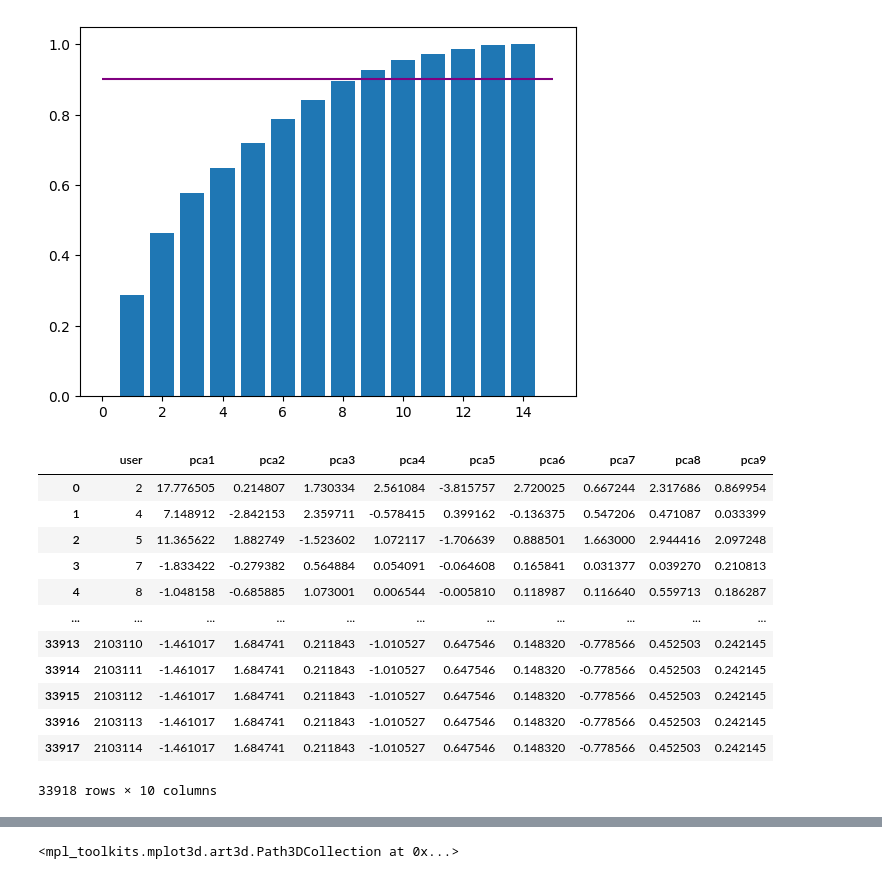
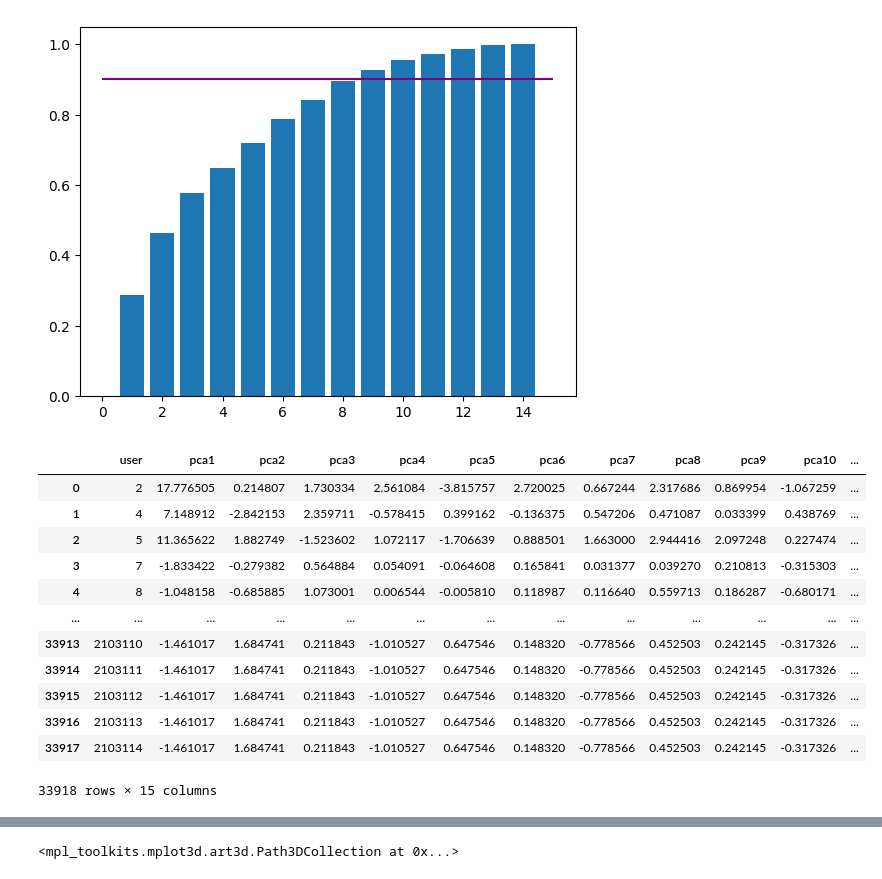
Before and after one commit to sahilsasane/recommender-app, a Jupyter notebook: content_clustering_PCA.ipynb, the cells around one changed output, grey strips where cells are left out. Cells and saved outputs as stored; diff of their text form; code cells hidden in the pictures.

```diff
--- a/content_clustering_PCA.ipynb
+++ b/content_clustering_PCA.ipynb
@@ -124,21 +124,23 @@ plt.show()
 # %% [output]
 [figure]
 # %%
-pca = PCA(n_components=9)
+n = 14
+pca = PCA(n_components=n)
 features_red = pca.fit_transform(features)
-merged_pca_df = user_ids.join(pd.DataFrame(features_red, columns=['pca1','pca2','pca3','pca4','pca5','pca6','pca7','pca8','pca9'])).reset_index(drop=True)
+rename_pc = ['pca'+str(i) for i in range(1,n+1)]
+merged_pca_df = user_ids.join(pd.DataFrame(features_red, columns=rename_pc)).reset_index(drop=True)
 merged_pca_df
 # %% [output]
-|  | user | pca1 | pca2 | pca3 | pca4 | pca5 | pca6 | pca7 | pca8 | pca9 |
-| 0 | 2 | 17.776505 | 0.214807 | 1.730334 | 2.561084 | -3.815757 | 2.720025 | 0.667244 | 2.317686 | 0.869954 |
-| 1 | 4 | 7.148912 | -2.842153 | 2.359711 | -0.578415 | 0.399162 | -0.136375 | 0.547206 | 0.471087 | 0.033399 |
-| 2 | 5 | 11.365622 | 1.882749 | -1.523602 | 1.072117 | -1.706639 | 0.888501 | 1.663000 | 2.944416 | 2.097248 |
-| 3 | 7 | -1.833422 | -0.279382 | 0.564884 | 0.054091 | -0.064608 | 0.165841 | 0.031377 | 0.039270 | 0.210813 |
-| 4 | 8 | -1.048158 | -0.685885 | 1.073001 | 0.006544 | -0.005810 | 0.118987 | 0.116640 | 0.559713 | 0.186287 |
-| ... | ... | ... | ... | ... | ... | ... | ... | ... | ... | ... |
-| 33913 | 2103110 | -1.461017 | 1.684741 | 0.211843 | -1.010527 | 0.647546 | 0.148320 | -0.778566 | 0.452503 | 0.242145 |
-| 33914 | 2103111 | -1.461017 | 1.684741 | 0.211843 | -1.010527 | 0.647546 | 0.148320 | -0.778566 | 0.452503 | 0.242145 |
-| 33915 | 2103112 | -1.461017 | 1.684741 | 0.211843 | -1.010527 | 0.647546 | 0.148320 | -0.778566 | 0.452503 | 0.242145 |
-| 33916 | 2103113 | -1.461017 | 1.684741 | 0.211843 | -1.010527 | 0.647546 | 0.148320 | -0.778566 | 0.452503 | 0.242145 |
-| 33917 | 2103114 | -1.461017 | 1.684741 | 0.211843 | -1.010527 | 0.647546 | 0.148320 | -0.778566 | 0.452503 | 0.242145 |
+|  | user | pca1 | pca2 | pca3 | pca4 | pca5 | pca6 | pca7 | pca8 | pca9 | pca10 | ... |
+| 0 | 2 | 17.776505 | 0.214807 | 1.730334 | 2.561084 | -3.815757 | 2.720025 | 0.667244 | 2.317686 | 0.869954 | -1.067259 | ... |
+| 1 | 4 | 7.148912 | -2.842153 | 2.359711 | -0.578415 | 0.399162 | -0.136375 | 0.547206 | 0.471087 | 0.033399 | 0.438769 | ... |
+| 2 | 5 | 11.365622 | 1.882749 | -1.523602 | 1.072117 | -1.706639 | 0.888501 | 1.663000 | 2.944416 | 2.097248 | 0.227474 | ... |
+| 3 | 7 | -1.833422 | -0.279382 | 0.564884 | 0.054091 | -0.064608 | 0.165841 | 0.031377 | 0.039270 | 0.210813 | -0.315303 | ... |
+| 4 | 8 | -1.048158 | -0.685885 | 1.073001 | 0.006544 | -0.005810 | 0.118987 | 0.116640 | 0.559713 | 0.186287 | -0.680171 | ... |
+| ... | ... | ... | ... | ... | ... | ... | ... | ... | ... | ... | ... | ... |
+| 33913 | 2103110 | -1.461017 | 1.684741 | 0.211843 | -1.010527 | 0.647546 | 0.148320 | -0.778566 | 0.452503 | 0.242145 | -0.317326 | ... |
+| 33914 | 2103111 | -1.461017 | 1.684741 | 0.211843 | -1.010527 | 0.647546 | 0.148320 | -0.778566 | 0.452503 | 0.242145 | -0.317326 | ... |
+| 33915 | 2103112 | -1.461017 | 1.684741 | 0.211843 | -1.010527 | 0.647546 | 0.148320 | -0.778566 | 0.452503 | 0.242145 | -0.317326 | ... |
+| 33916 | 2103113 | -1.461017 | 1.684741 | 0.211843 | -1.010527 | 0.647546 | 0.148320 | -0.778566 | 0.452503 | 0.242145 | -0.317326 | ... |
+| 33917 | 2103114 | -1.461017 | 1.684741 | 0.211843 | -1.010527 | 0.647546 | 0.148320 | -0.778566 | 0.452503 | 0.242145 | -0.317326 | ... |
-33918 rows × 10 columns
+33918 rows × 15 columns
```
Also changed, not shown: parts of 17 cells of this notebook, 5 other files.
